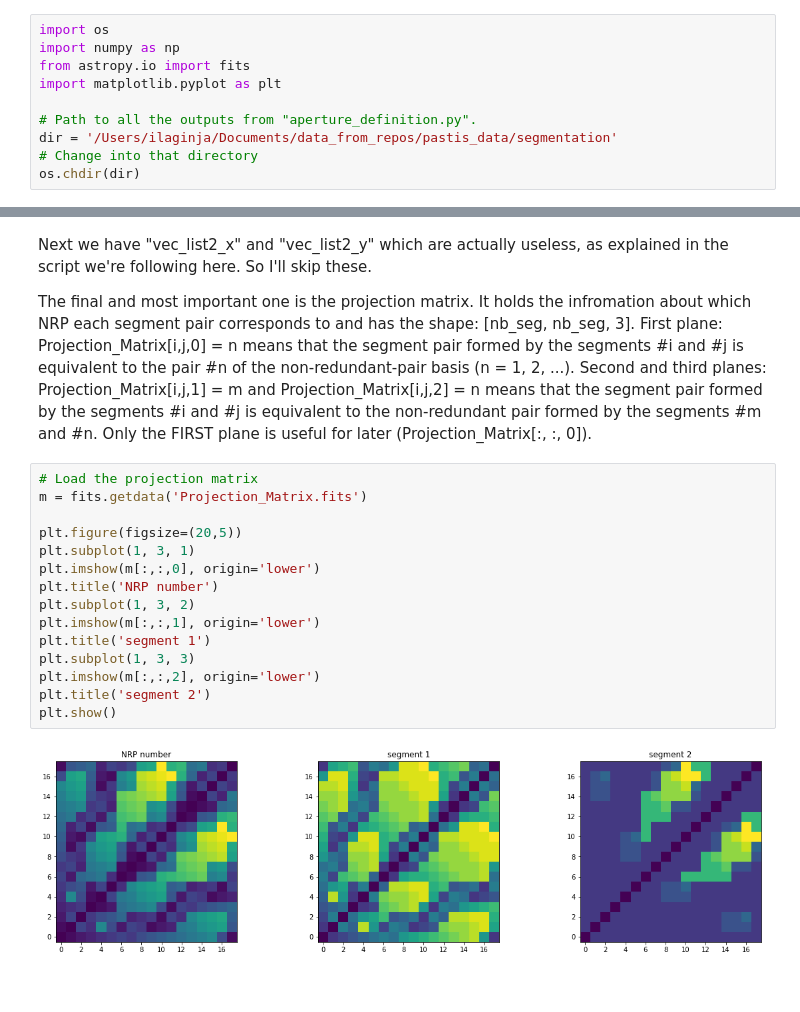
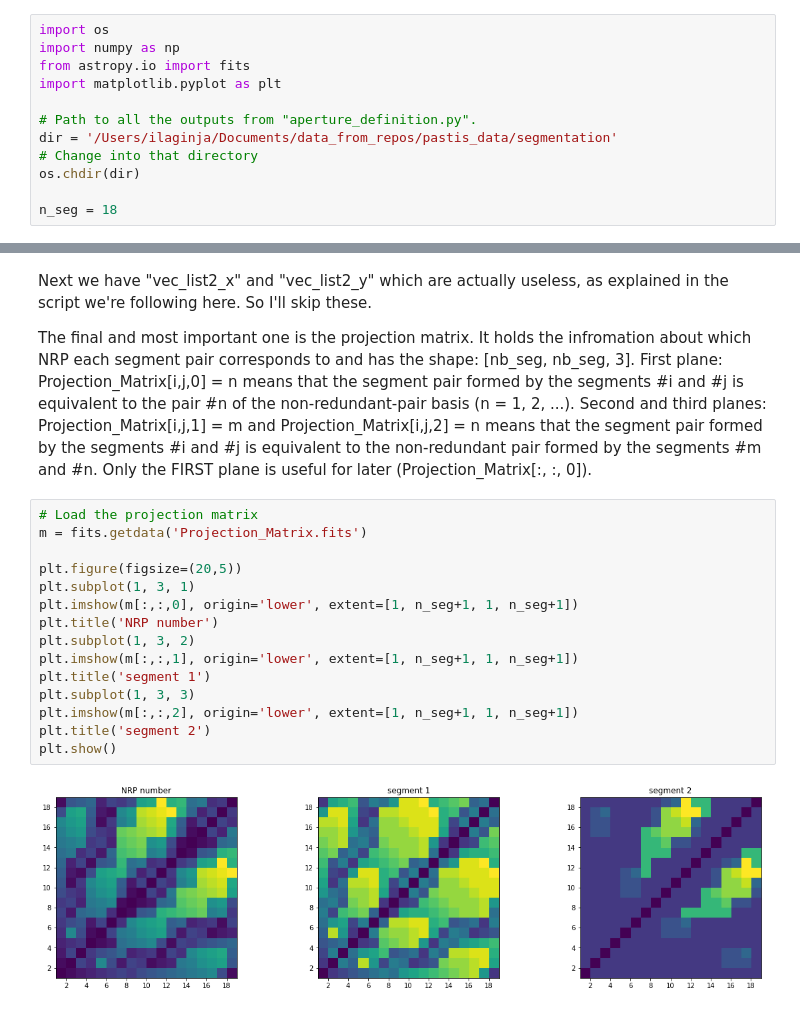
Before and after one commit to spacetelescope/PASTIS, a Jupyter notebook: Jupyter Notebooks/1_Testing the aperture generation.ipynb, the cells around one changed output, grey strips where cells are left out. Cells and saved outputs as stored; diff of their text form.

```diff
--- a/Jupyter Notebooks/1_Testing the aperture generation.ipynb
+++ b/Jupyter Notebooks/1_Testing the aperture generation.ipynb
@@ -12,6 +12,8 @@ import matplotlib.pyplot as plt
 dir = '/Users/ilaginja/Documents/data_from_repos/pastis_data/segmentation'
 # Change into that directory
 os.chdir(dir)
+
+n_seg = 18
 # %% [markdown]
 Open up the file "JWST_aperture.pdf" when it gets created, so that we can do cross-checks. For
 
@@ -143,19 +160,19 @@ First plane: Projection_Matrix[i,j,0] = n means that the segment pair formed by
 # %%
 # Load the projection matrix
 m = fits.getdata('Projection_Matrix.fits')
 
 plt.figure(figsize=(20,5))
 plt.subplot(1, 3, 1)
-plt.imshow(m[:,:,0], origin='lower')
+plt.imshow(m[:,:,0], origin='lower', extent=[1, n_seg+1, 1, n_seg+1])
 plt.title('NRP number')
 plt.subplot(1, 3, 2)
-plt.imshow(m[:,:,1], origin='lower')
+plt.imshow(m[:,:,1], origin='lower', extent=[1, n_seg+1, 1, n_seg+1])
 plt.title('segment 1')
 plt.subplot(1, 3, 3)
-plt.imshow(m[:,:,2], origin='lower')
+plt.imshow(m[:,:,2], origin='lower', extent=[1, n_seg+1, 1, n_seg+1])
 plt.title('segment 2')
 plt.show()
 # %% [output]
-[figure, old version]
+[figure, new version]
 # %% [markdown]
 The display of these also only makes sense if you can get the image values by hovering over them. And then you can do a couple of things:
```
Also changed, not shown: parts of 5 cells of this notebook.
